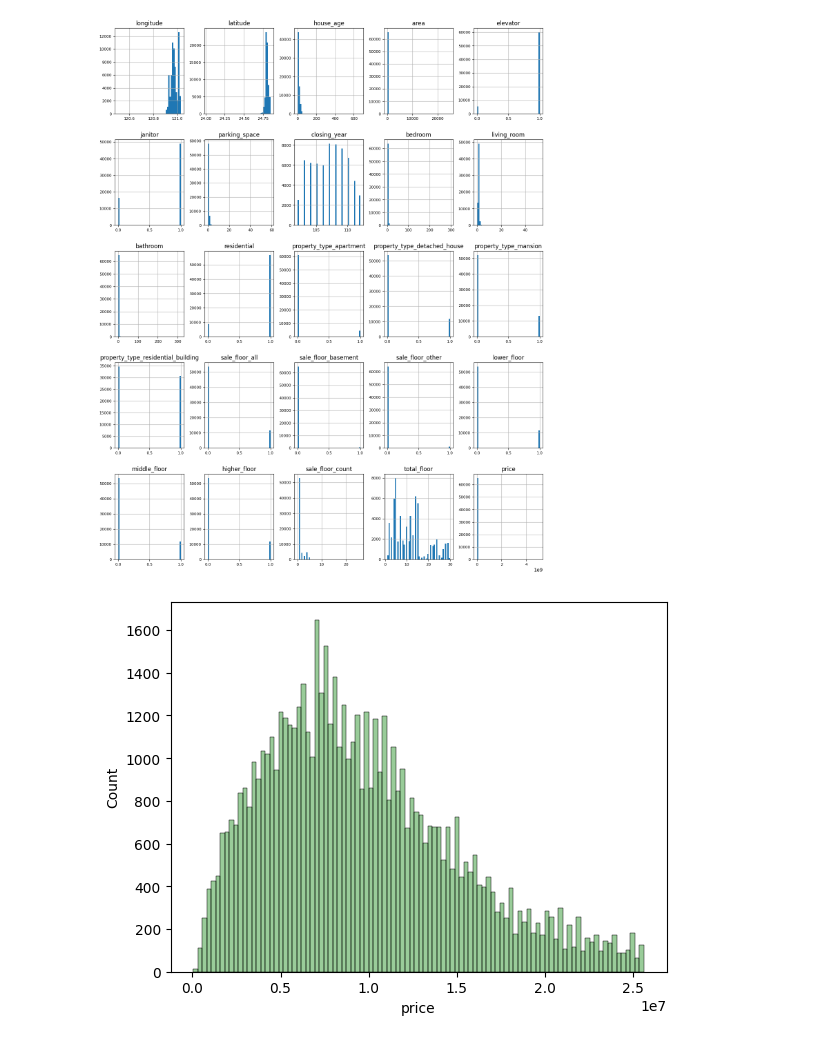
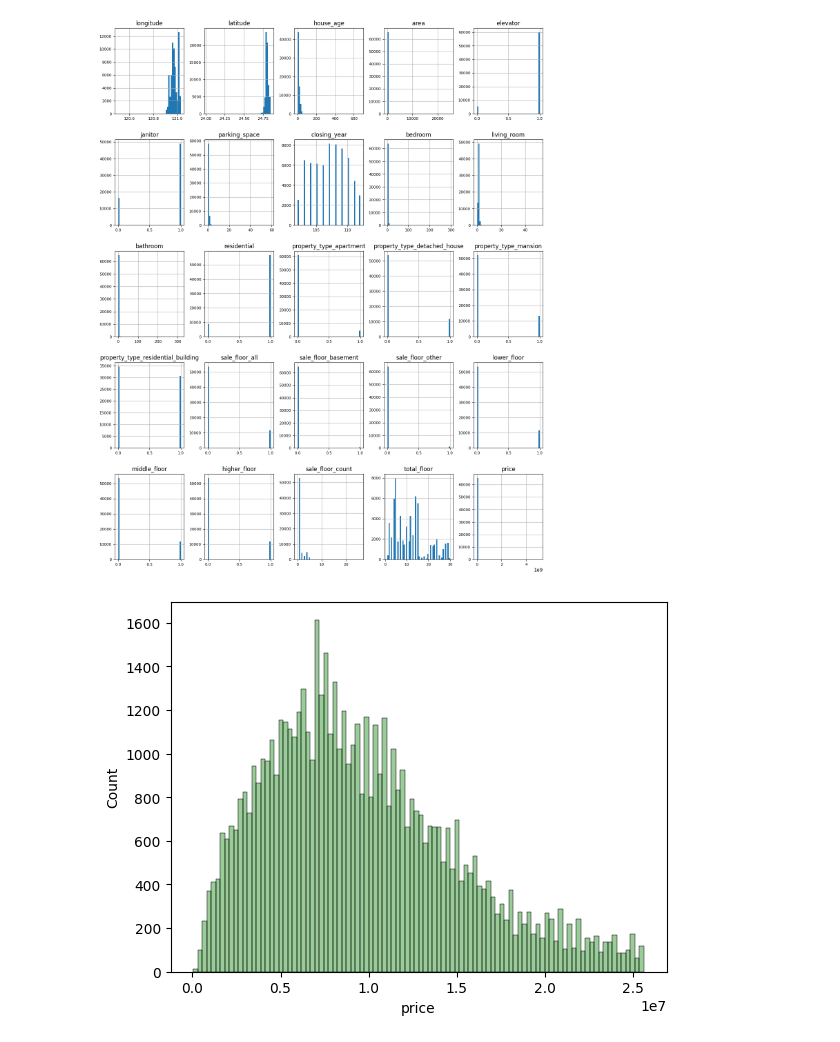
Before and after one commit to k38670462/ML_Project, a Jupyter notebook: data_processing/data.ipynb, the cells around one changed output. Saved outputs shown, nothing was run; the diff lists cells and outputs as text; code cells hidden in the pictures.

```diff
--- a/data_processing/data.ipynb
+++ b/data_processing/data.ipynb
@@ -353,17 +332,16 @@ df.hist(figsize=(16, 20), bins=50, xlabelsize=8, ylabelsize=8);
 # %%
 import seaborn as sns
 import matplotlib.pyplot as plt
 
 # 去掉 price 離群值
-df = rec_df.copy()
 s = df['price'].describe()
 IQR = s['75%'] - s['25%']
 upper_bound = s['75%'] + IQR*1.5
 lower_bound = s['25%'] - IQR*1.5
 df = df[df['price'] < upper_bound]
 df = df[df['price'] > lower_bound]
 
 sns.histplot(df['price'], color='g', bins=100, alpha=0.4)
 plt.show()
 # %% [output]
-[figure, old version]
+[figure, new version]
```
Also changed, not shown: parts of 12 cells of this notebook, 21 other files.
